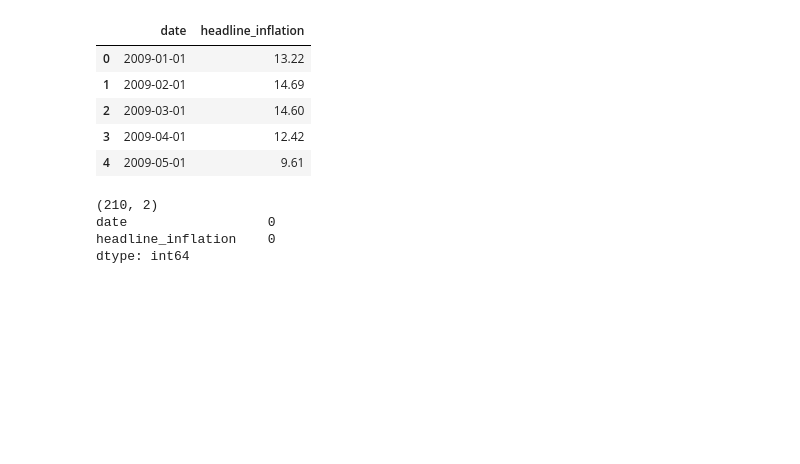
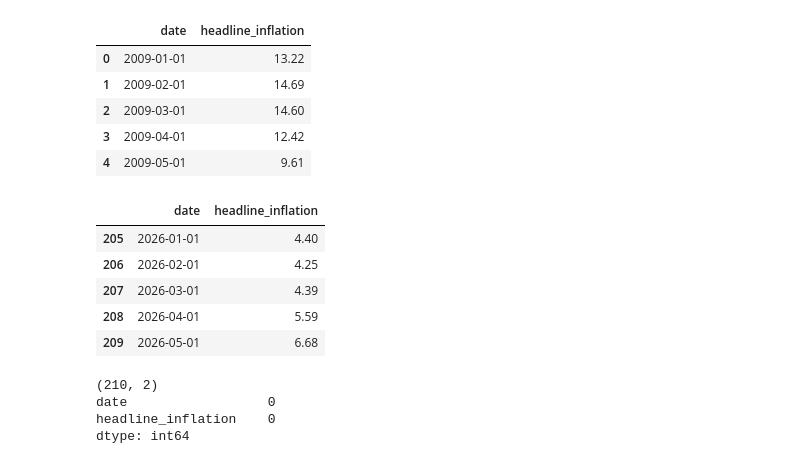
Before and after one commit to byronmorara59-prog/Inflation-Forcast-Capstone-Project, a Jupyter notebook: main.ipynb, the cells around one changed output. Saved outputs shown, nothing was run; the diff lists cells and outputs as text; code cells hidden in the pictures; blank space fills up the shorter version.

```diff
--- a/main.ipynb
+++ b/main.ipynb
@@ -59,6 +59,15 @@ df_inflation.head()
 | 2 | 2009-03-01 | 14.60 |
 | 3 | 2009-04-01 | 12.42 |
 | 4 | 2009-05-01 | 9.61 |
+# %%
+df_inflation.tail()
+# %% [output]
+|  | date | headline_inflation |
+| 205 | 2026-01-01 | 4.40 |
+| 206 | 2026-02-01 | 4.25 |
+| 207 | 2026-03-01 | 4.39 |
+| 208 | 2026-04-01 | 5.59 |
+| 209 | 2026-05-01 | 6.68 |
 # %%
 
 print(df_inflation.shape)
```
Also changed, not shown: 1 other file.
